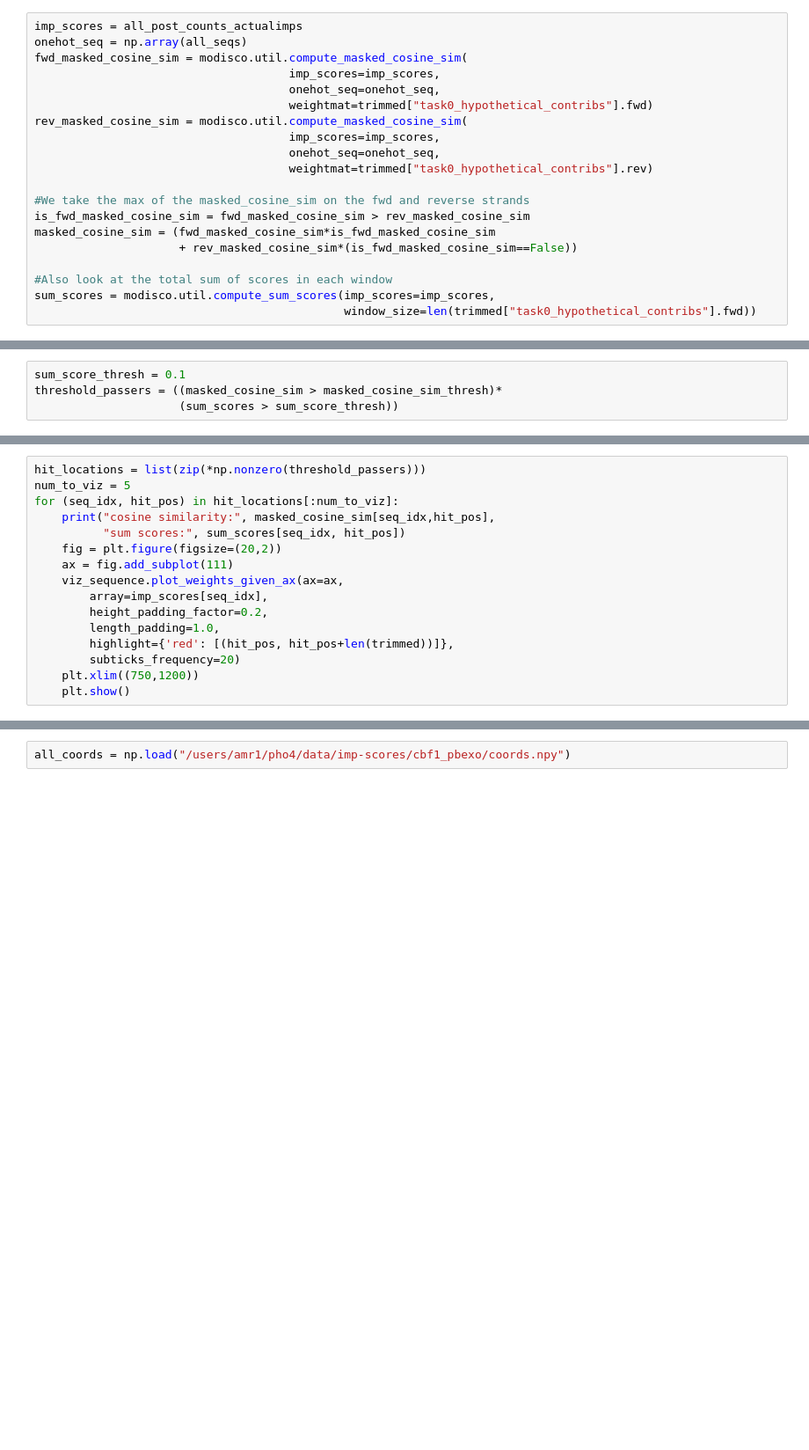
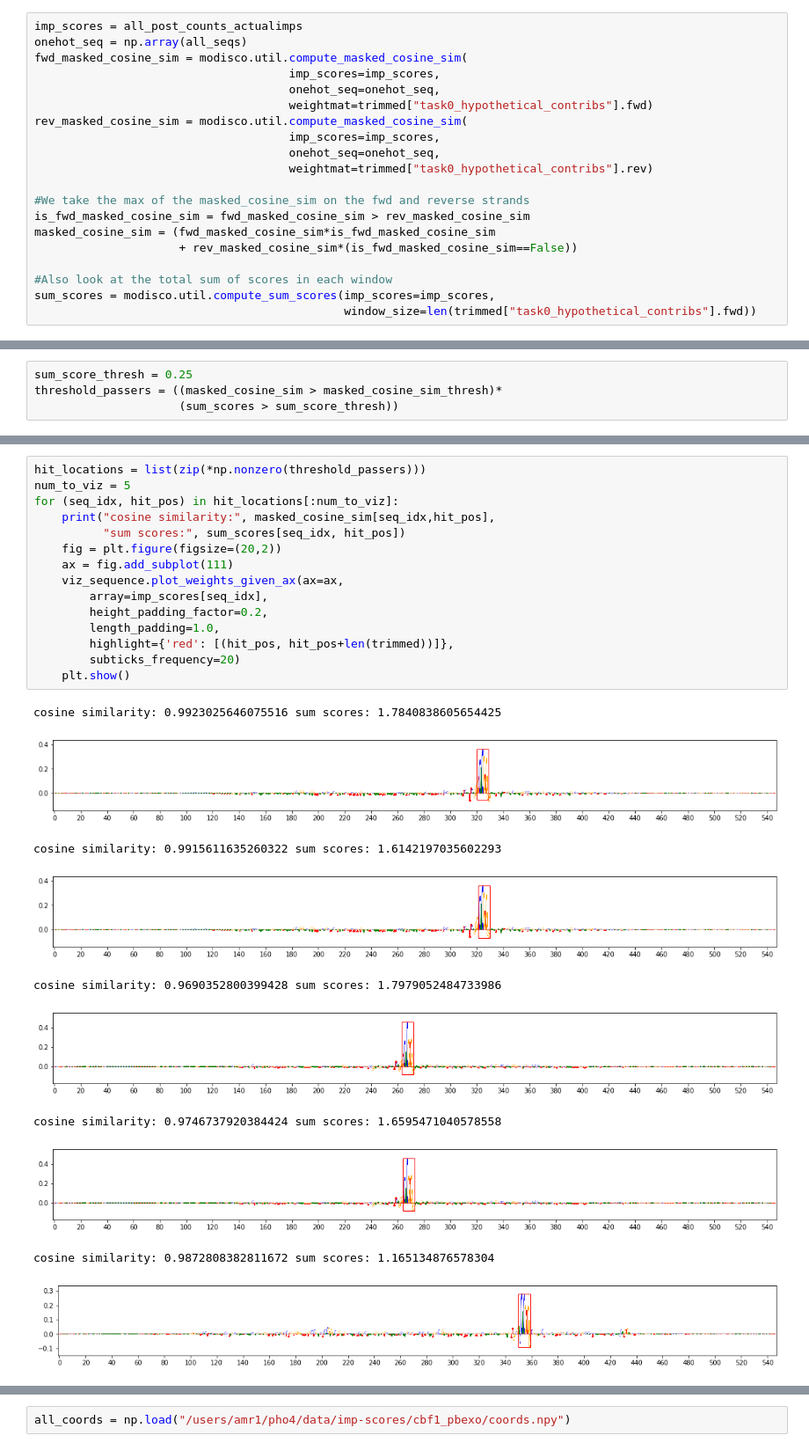
Before and after one commit to kundajelab/pho4, a Jupyter notebook: imp_pair_analysis_PBexoCbf1_counts.ipynb, the cells around one changed output, grey strips where cells are left out. Shown at 88% size. Drawn from its saved outputs; the diff is of its cells as text; blank space fills up the shorter version.

```diff
--- a/imp_pair_analysis_PBexoCbf1_counts.ipynb
+++ b/imp_pair_analysis_PBexoCbf1_counts.ipynb
@@ -101,5 +130,5 @@ plt.show()
 # %%
-sum_score_thresh = 0.1
+sum_score_thresh = 0.25
 threshold_passers = ((masked_cosine_sim > masked_cosine_sim_thresh)*
                      (sum_scores > sum_score_thresh))
 # %%
@@ -120,19 +153,29 @@ plt.show()
 # %%
 hit_locations = list(zip(*np.nonzero(threshold_passers)))
 num_to_viz = 5
 for (seq_idx, hit_pos) in hit_locations[:num_to_viz]:
     print("cosine similarity:", masked_cosine_sim[seq_idx,hit_pos],
           "sum scores:", sum_scores[seq_idx, hit_pos])
     fig = plt.figure(figsize=(20,2))
     ax = fig.add_subplot(111)
     viz_sequence.plot_weights_given_ax(ax=ax,
         array=imp_scores[seq_idx],
         height_padding_factor=0.2,
         length_padding=1.0,
         highlight={'red': [(hit_pos, hit_pos+len(trimmed))]},
         subticks_frequency=20)
-    plt.xlim((750,1200))
     plt.show()
+# %% [output]
+cosine similarity: 0.9923025646075516 sum scores: 1.7840838605654425
+[figure, added]
+cosine similarity: 0.9915611635260322 sum scores: 1.6142197035602293
+[figure, added]
+cosine similarity: 0.9690352800399428 sum scores: 1.7979052484733986
+[figure, added]
+cosine similarity: 0.9746737920384424 sum scores: 1.6595471040578558
+[figure, added]
+cosine similarity: 0.9872808382811672 sum scores: 1.165134876578304
+[figure, added]
 # %%
 centered_imps = []
 for (seq_idx, hit_pos) in hit_locations:
```
Also changed, not shown: parts of 22 cells of this notebook, 9 other files.
